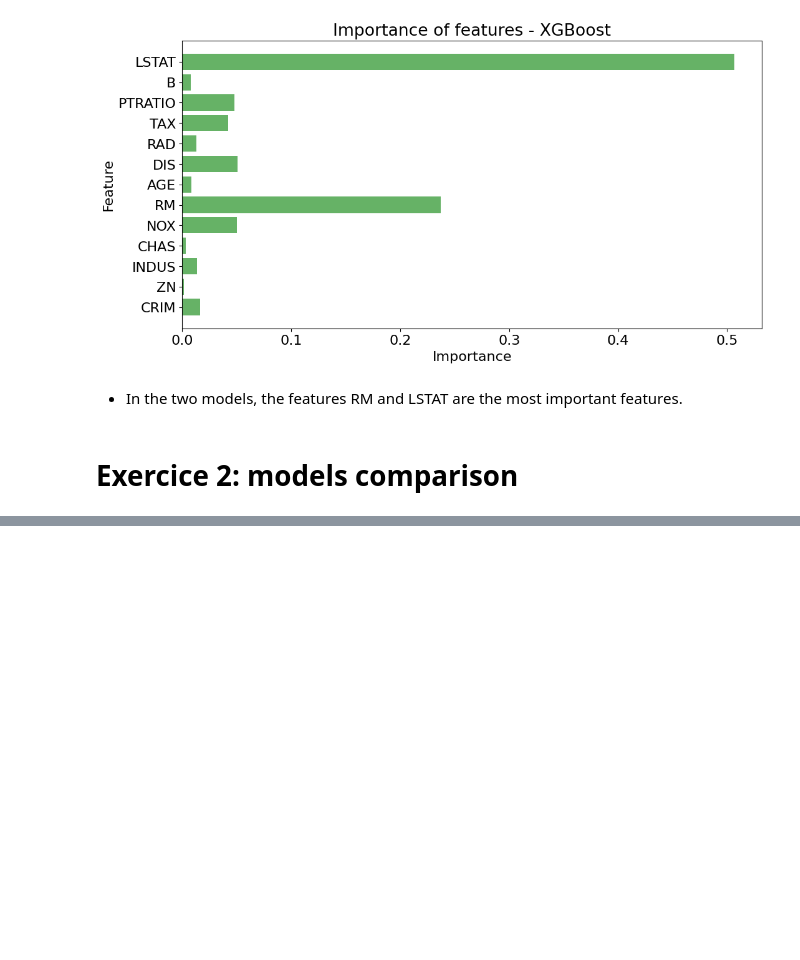
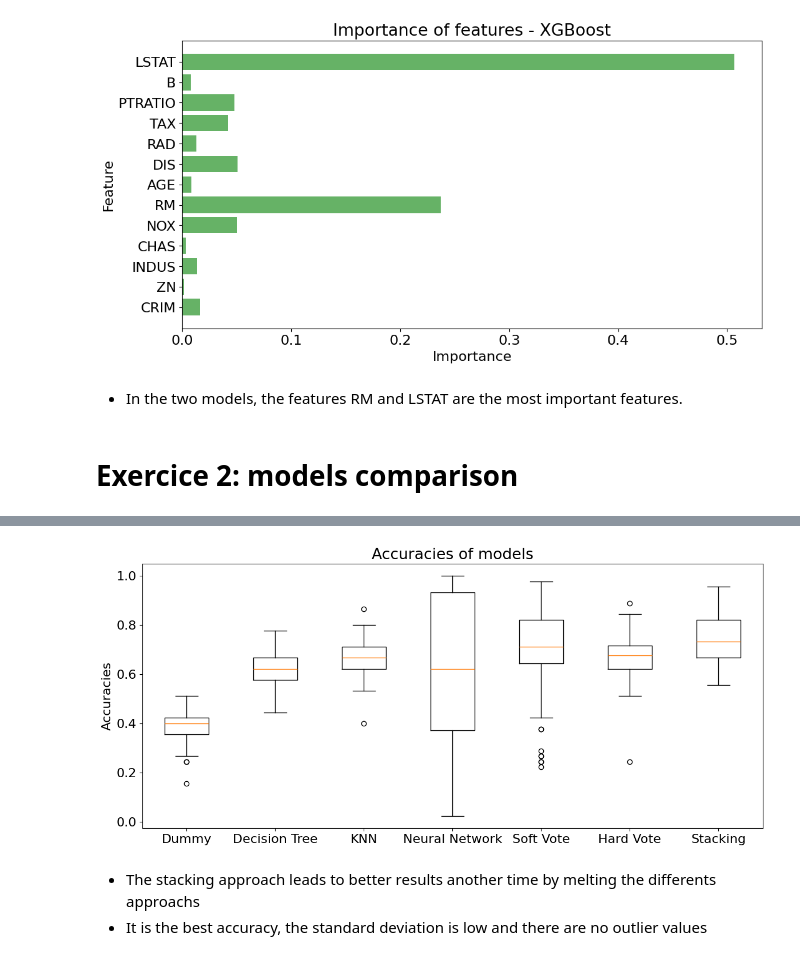
Before and after one commit to LucasTexier/Ensemble_learning, a Jupyter notebook: ensemble_learning.ipynb, the cells around one changed output, grey strips where cells are left out. Drawn from its saved outputs; the diff is of its cells as text; code cells hidden in the pictures; blank space fills up the shorter version.

```diff
--- a/ensemble_learning.ipynb
+++ b/ensemble_learning.ipynb
@@ -156,0 +171,14 @@ ValueError: could not convert string to float: 'class2'
+# %%
+from sklearn.metrics import accuracy_score
+
+def get_accuracy(model):
+    iteration = 0
+    list_accuracy = []
+    while iteration < nb_iterations :
+        #divide in a new train and test set at each iteration
+        X_train, X_test, y_train, y_test = train_test_split(X, y, train_size=train_size)
+        model.fit(X_train, y_train)
+        y_pred = model.predict(X_test)
+        list_accuracy.append(accuracy_score(y_test, y_pred))
+        iteration += 1
+    return list_accuracy
@@ -156,0 +256,23 @@ ValueError: could not convert string to float: 'class2'
+# %%
+#(d) Try a stacking approach (with the same 3 single classifiers as before), add it to the comparison of the previous question and comment the results.
+
+from sklearn.ensemble import StackingClassifier
+
+stacking_model = StackingClassifier(estimators=[('Dummy', dummy_model), ('Decision Tree', decisiontree_model), ('KNN', knn_model)], final_estimator=nn_model)
+
+stacking_accuracy = get_accuracy(stacking_model)
+# %%
+accuracies_stacking = [dummy_accuracy, decisiontree_accuracy, knn_accuracy, nn_accuracy, soft_accuracy, hard_accuracy, stacking_accuracy]
+
+labels = ["Dummy", "Decision Tree", "KNN", "Neural Network", "Soft Vote", "Hard Vote", "Stacking"]
+plt.figure(figsize=(14, 6))
+plt.boxplot(accuracies_stacking)
+plt.xticks(range(1, 8), labels)
+plt.title("Accuracies of models")
+plt.ylabel("Accuracies")
+plt.show()
+# %% [output]
+[figure, added]
+# %% [markdown]
+* The stacking approach leads to better results another time by melting the differents approachs
+* It is the best accuracy, the standard deviation is low and there are no outlier values
```
Also changed, not shown: parts of 11 cells of this notebook.
